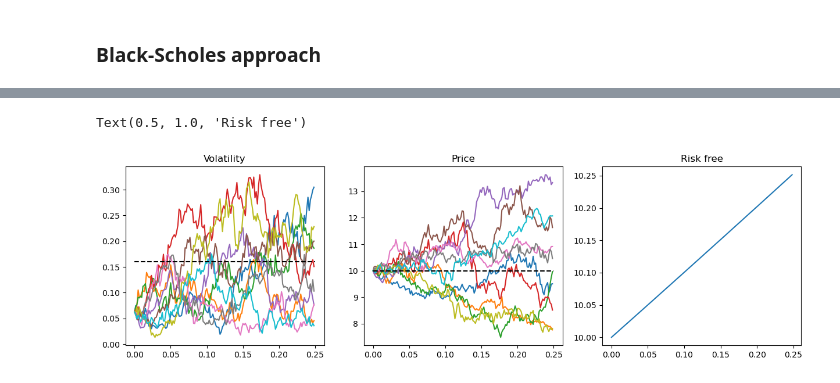
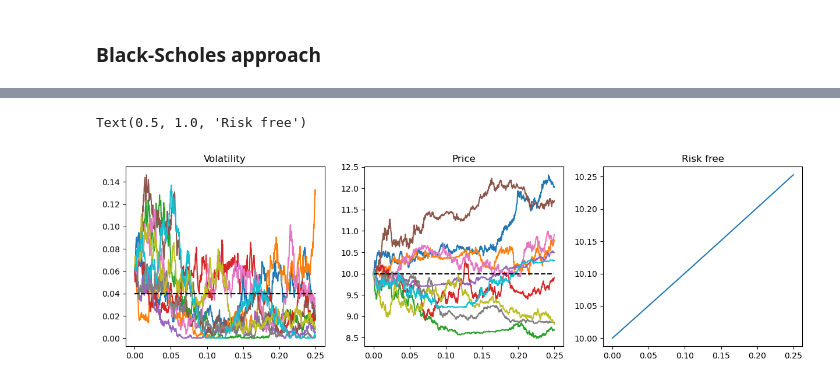
Before and after one commit to peulsilva/EA_recherche, a Jupyter notebook: notebooks/05-novel_approach.ipynb, the cells around one changed output, grey strips where cells are left out. Saved outputs shown, nothing was run; the diff lists cells and outputs as text; code cells hidden in the pictures.

```diff
--- a/notebooks/05-novel_approach.ipynb
+++ b/notebooks/05-novel_approach.ipynb
@@ -45,20 +45,20 @@ def simulate_trajectories_bs(
     return St
 # %%
 def possible_prices(St, t):
-    quantiles = np.linspace(0,1,t+1)
-    return np.quantile(St[:, t], quantiles)
+    quantiles = np.linspace(0,1,t+3)
+    return np.quantile(St[:, t], quantiles)[1:-1]
 # %%
 kappa = 5.0
 K = 10
 r = 0.1
 eta = 0.9
-theta = 0.16
+theta = 0.04
 rho = 0.1
 T = 0.25
 v0 = 0.25**2
 S0 = 10
-N = 500
-M = 100_000
+N = 1000
+M = 10000
 dt = T/N
 # %%
 g = lambda x, strike : np.maximum(strike-x, 0)
@@ -161,0 +109,2 @@ plt.legend()
+# %%
+g = lambda x, strike : np.maximum(x-strike, 0)
@@ -184,43 +197,43 @@ dt = T/N
 brownian = np.random.multivariate_normal(
     [0,0],
     [[1, rho],[rho,1]],
     size=(M,N)
 )
 dW, dW_hat= brownian[:,:,0]*np.sqrt(dt), brownian[:,:,1]*np.sqrt(dt)
 
 
 @njit()
 def generate_trajectories(dW, dW_hat, kappa, theta, v0, S0, eta, dt,r, N):
-    vt = np.zeros_like(dW_hat)
-    St = np.zeros_like(vt)
-    vt[:,0] = v0
-    St[:, 0] = S0
+    v = np.zeros_like(dW_hat)
+    S = np.zeros_like(v)
+    v[:,0] = v0
+    S[:, 0] = S0
 
     for t in range(1,N):
-        vt[:, t] = vt[:,t-1 ] + kappa*(theta - vt[:, t-1]) * dt + eta* np.sqrt(vt[:, t-1])* dW_hat[:, t]
-        # use abs or (vt)_+?
-        # vt[:, t] = np.maximum(0, vt[:,t])
-        vt[:, t] = np.abs(vt[:,t])
+        v[:, t] = v[:, t-1] + kappa * (theta - v[:, t-1]) * dt + eta * np.sqrt(np.maximum(v[:, t-1], 0)) * dW[:, t-1]
 
-        # use r or r-v_t/2?
-        dSt = St[:,t-1]*((r-1/2*vt[:, -1] )*dt + np.sqrt(vt[:, t-1])* dW[:, t])
-        St[:, t] = St[:, t-1] + dSt
+        # Ensure the volatility remains non-negative
+        v[:, t] = np.maximum(v[:, t], 0)
 
-    return St, vt
+        # Update price path using the Heston price process
+        S[:, t] = S[:, t-1] * np.exp((r - 0.5 * v[:, t-1]) * dt + np.sqrt(v[:, t-1]) * dW_hat[:, t-1])
+
+
+    return S, v
 
 St, vt = generate_trajectories(dW, dW_hat, kappa, theta, v0, S0, eta, dt,r, N)
 fig, ax = plt.subplots(1,3, figsize = (15,4))
 
 t = np.arange(0,T, dt)
 ax[0].plot(t, vt[0:10].T)
 ax[0].set_title("Volatility")
 ax[0].hlines(theta, 0, T, linestyles = 'dashed', color = 'black')
 ax[1].plot(t, St[0:10].T)
 ax[1].set_title("Price")
 ax[1].hlines(S0, 0, T, linestyles = 'dashed', color = 'black')
 
 ax[2].plot(t, S0* np.exp(r*t).T)
 ax[2].set_title("Risk free")
 # %% [output]
 Text(0.5, 1.0, 'Risk free')
-[figure, old version]
+[figure, new version]
```
Also changed, not shown: parts of 13 cells of this notebook, 4 other files.
